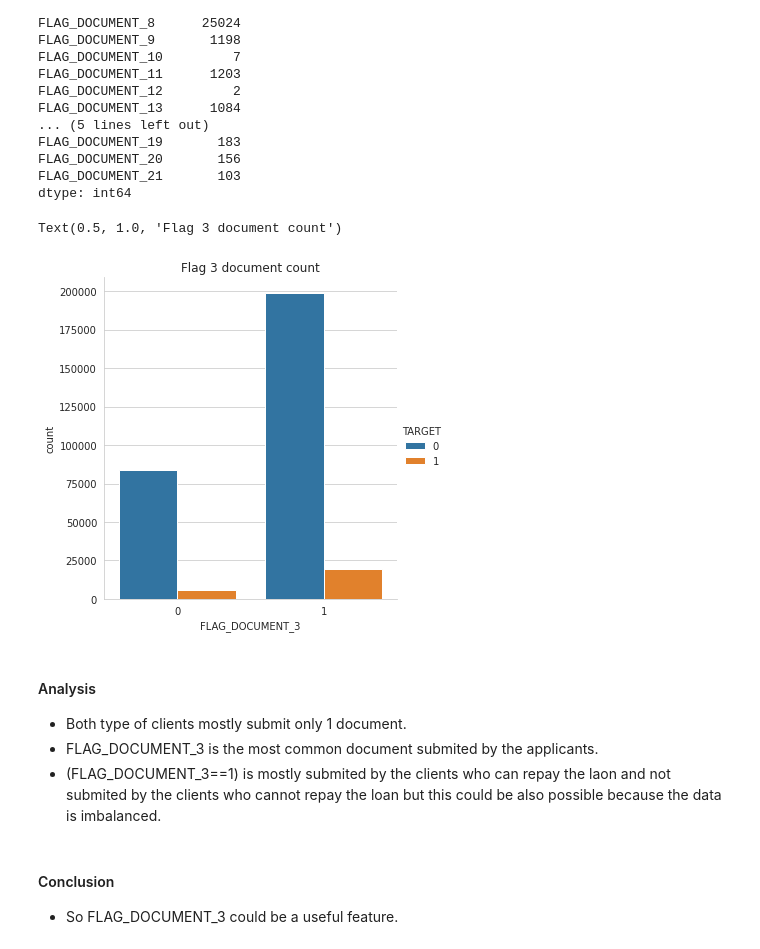
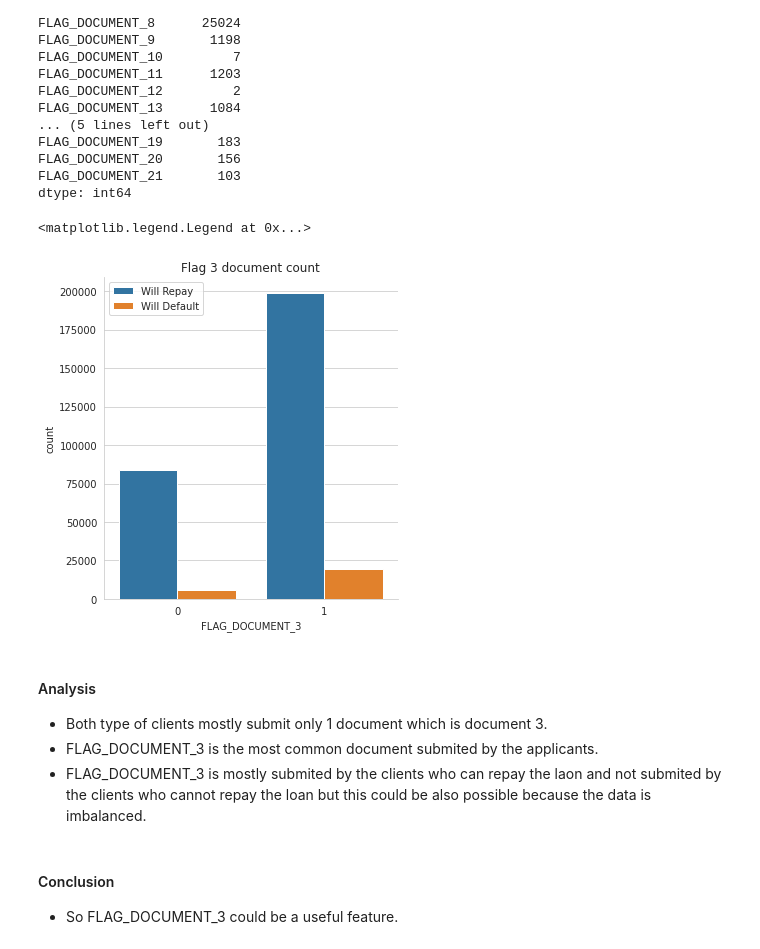
Before and after one commit to wins999/Home_Credit_Loan_Prediction, a Jupyter notebook: Exploratory_Data_Analysis_Home_Credit_v_1.ipynb, the cells around one changed output. Drawn from its saved outputs; the diff is of its cells as text; code cells hidden in the pictures.

```diff
--- a/Exploratory_Data_Analysis_Home_Credit_v_1.ipynb
+++ b/Exploratory_Data_Analysis_Home_Credit_v_1.ipynb
@@ -407,17 +487,18 @@ FLAG_DOCUMENT_20       156
 FLAG_DOCUMENT_21       103
 dtype: int64
 # %%
-sns.catplot(x="FLAG_DOCUMENT_3", kind="count",hue='TARGET', data=app_train)
+sns.catplot(x="FLAG_DOCUMENT_3", kind="count",hue='TARGET', data=app_train,legend=False)
 plt.title('Flag 3 document count')
+plt.legend(labels=['Will Repay', 'Will Default'])
 # %% [output]
-Text(0.5, 1.0, 'Flag 3 document count')
+<matplotlib.legend.Legend at 0x...>
-[figure, old version]
+[figure, new version]
 # %% [markdown]
 <h4>Analysis</h4>
 
-* Both type of clients mostly submit only 1 document.
+* Both type of clients mostly submit only 1 document which is document 3.
 * FLAG_DOCUMENT_3 is the most common document submited by the applicants.
-* (FLAG_DOCUMENT_3==1) is mostly submited by the clients who can repay the laon and not submited by the clients who cannot repay the loan but this could be also possible because the data is imbalanced.
+* FLAG_DOCUMENT_3 is mostly submited by the clients who can repay the laon and not submited by the clients who cannot repay the loan but this could be also possible because the data is imbalanced.
 # %% [markdown]
 <h4>Conclusion</h4>
 
```
Also changed, not shown: parts of 22 cells of this notebook.
